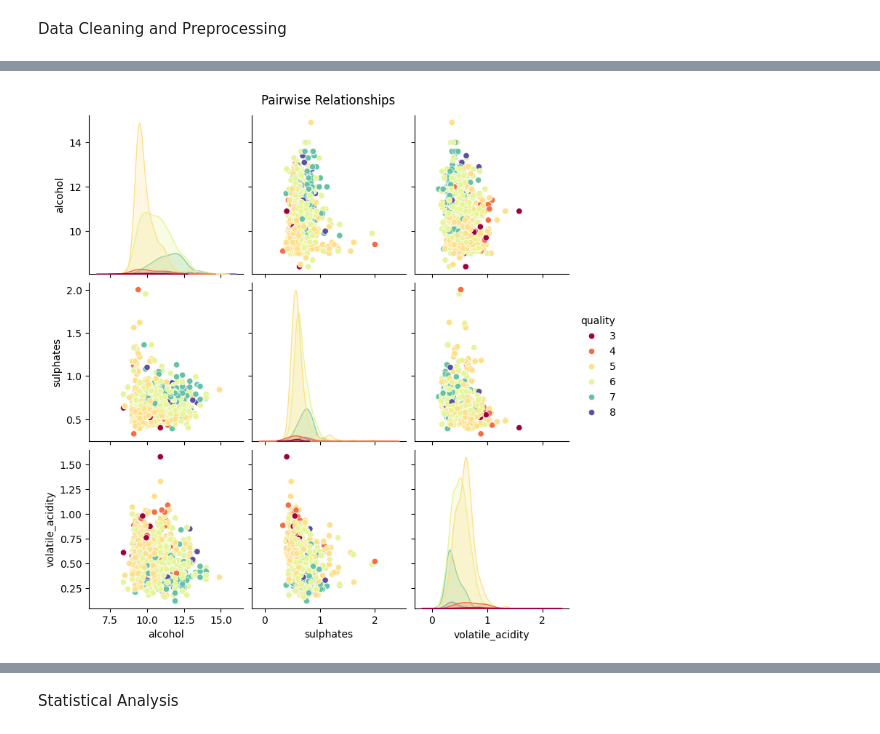
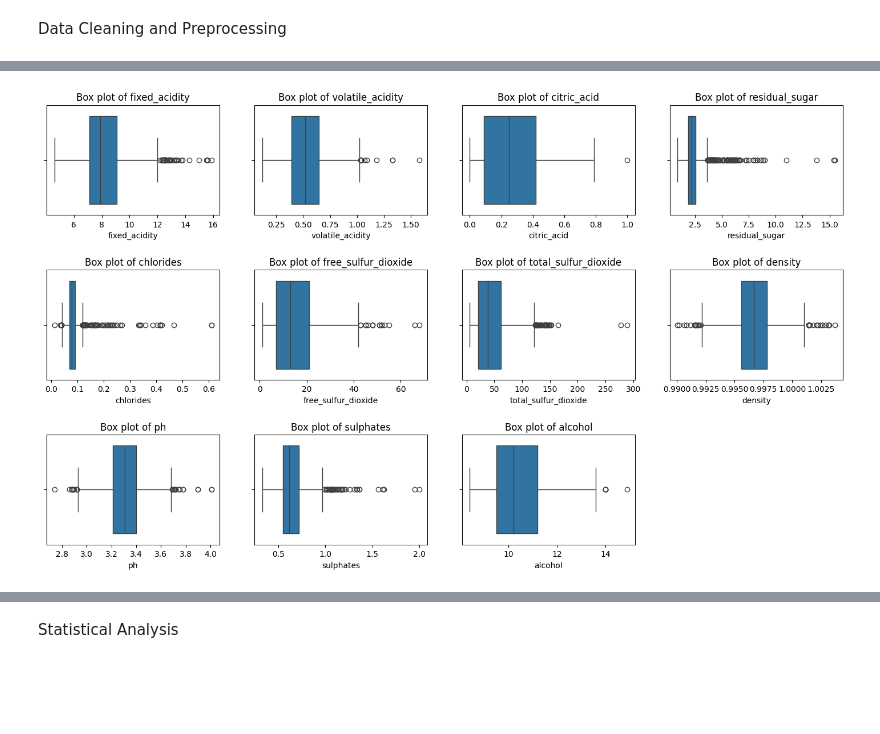
Before and after one commit to mucel/data_wrangeling_project, a Jupyter notebook: code.ipynb, the cells around one changed output, grey strips where cells are left out. Saved outputs shown, nothing was run; the diff lists cells and outputs as text; code cells hidden in the pictures; blank space fills up the shorter version.

```diff
--- a/code.ipynb
+++ b/code.ipynb
@@ -38,3 +81,0 @@ max       4.010000     2.000000    14.900000     8.000000  1597.000000
-# %%
-# Replace spaces with underscores in column names for easier analysis
-data.columns = [col.replace(' ', '_') for col in data.columns]
@@ -41,9 +111,3 @@ data.columns = [col.replace(' ', '_') for col in data.columns]
 # %%
 # Dropping the 'Id' column as it's just an identifier
 data = data.drop(columns='Id')
-# %%
-# Handling outliers by capping at the 95th percentile
-columns_to_check = ['residual_sugar', 'chlorides', 'free_sulfur_dioxide', 'total_sulfur_dioxide']
-for column in columns_to_check:
-    percentile_95 = data[column].quantile(0.95)
-    data[column] = data[column].clip(upper=percentile_95)
@@ -61,8 +113,0 @@ plt.show()
-# %%
-# Pairwise Relationships
-selected_features = ['alcohol', 'sulphates', 'volatile_acidity', 'quality']
-sns.pairplot(data[selected_features], kind="scatter", hue="quality", palette="Spectral")
-plt.suptitle('Pairwise Relationships', y=1.02)
-plt.show()
-# %% [output]
-[figure, removed]
@@ -68,0 +122,11 @@ plt.show()
+# %%
+# Box plots for each feature to inspect outliers
+plt.figure(figsize=(18, 10))
+plt.subplots_adjust(hspace=0.5)
+for i, column in enumerate(data.columns[:-1], 1):  # excluding 'quality' column
+    plt.subplot(3, 4, i)
+    sns.boxplot(x=data[column])
+    plt.title(f'Box plot of {column}')
+plt.show()
+# %% [output]
+[figure, added]
```
Also changed, not shown: parts of 26 cells of this notebook, 1 other file.
